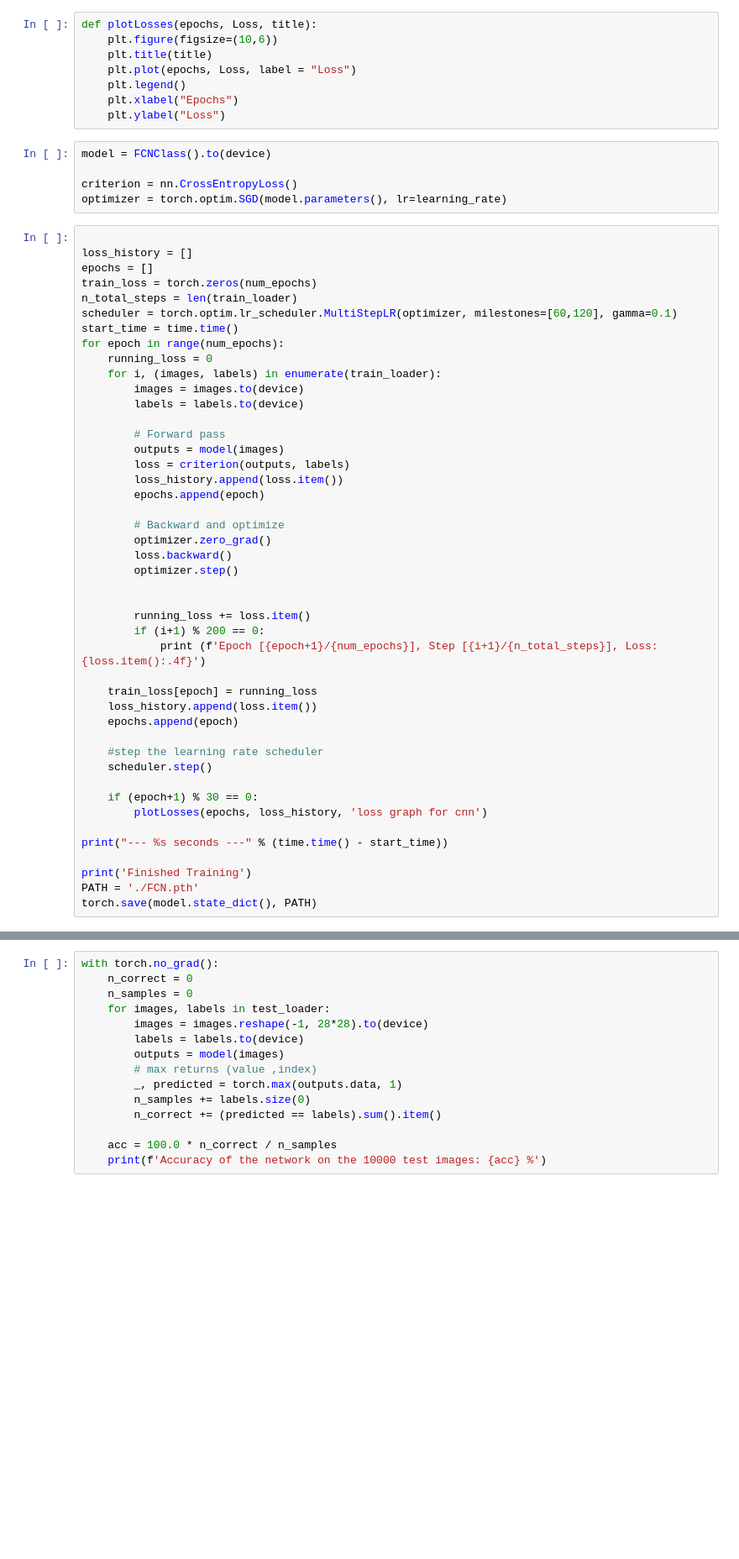
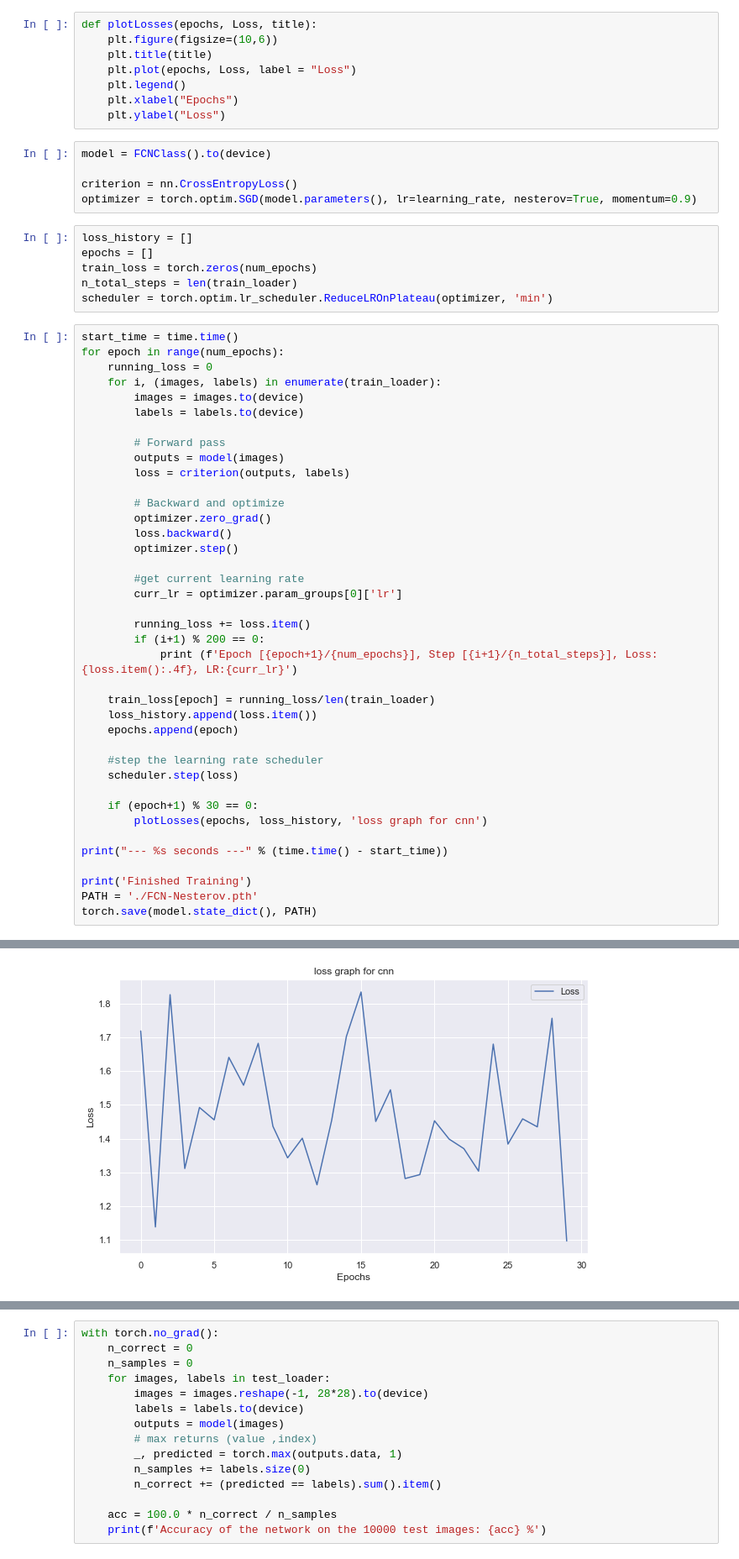
Before and after one commit to COMP6248-Reproducability-Challenge/MaSS-optimiser, a Jupyter notebook: General/Code/FCN.ipynb, the cells around one changed output, grey strips where cells are left out. Shown: that part at 84% size. Drawn from its saved outputs; the diff is of its cells as text; blank space fills up the shorter version.

```diff
--- a/General/Code/FCN.ipynb
+++ b/General/Code/FCN.ipynb
@@ -137,14 +137,14 @@ def plotLosses(epochs, Loss, title):
 model = FCNClass().to(device)
 
 criterion = nn.CrossEntropyLoss()
-optimizer = torch.optim.SGD(model.parameters(), lr=learning_rate)
+optimizer = torch.optim.SGD(model.parameters(), lr=learning_rate, nesterov=True, momentum=0.9)
+# %%
+loss_history = []
+epochs = []
+train_loss = torch.zeros(num_epochs)
+n_total_steps = len(train_loader)
+scheduler = torch.optim.lr_scheduler.ReduceLROnPlateau(optimizer, 'min')
 # %%
-
-loss_history = []
-epochs = []
-train_loss = torch.zeros(num_epochs)
-n_total_steps = len(train_loader)
-scheduler = torch.optim.lr_scheduler.MultiStepLR(optimizer, milestones=[60,120], gamma=0.1)
 start_time = time.time()
 for epoch in range(num_epochs):
     running_loss = 0
@@ -155,25 +155,25 @@ for epoch in range(num_epochs):
         # Forward pass
         outputs = model(images)
         loss = criterion(outputs, labels)
-        loss_history.append(loss.item())
-        epochs.append(epoch)
 
         # Backward and optimize
         optimizer.zero_grad()
         loss.backward()
         optimizer.step()
 
+        #get current learning rate
+        curr_lr = optimizer.param_groups[0]['lr']
 
         running_loss += loss.item()
         if (i+1) % 200 == 0:
-            print (f'Epoch [{epoch+1}/{num_epochs}], Step [{i+1}/{n_total_steps}], Loss: {loss.item():.4f}')
+            print (f'Epoch [{epoch+1}/{num_epochs}], Step [{i+1}/{n_total_steps}], Loss: {loss.item():.4f}, LR:{curr_lr}')
 
-    train_loss[epoch] = running_loss
+    train_loss[epoch] = running_loss/len(train_loader)
     loss_history.append(loss.item())
     epochs.append(epoch)
 
     #step the learning rate scheduler
-    scheduler.step()
+    scheduler.step(loss)
 
     if (epoch+1) % 30 == 0:
         plotLosses(epochs, loss_history, 'loss graph for cnn')
@@ -181,6 +181,6 @@ for epoch in range(num_epochs):
 print("--- %s seconds ---" % (time.time() - start_time))
 
 print('Finished Training')
-PATH = './FCN.pth'
+PATH = './FCN-Nesterov.pth'
 torch.save(model.state_dict(), PATH)
 # %% [output]
@@ -187,0 +205 @@ torch.save(model.state_dict(), PATH)
+[figure, added]
```
Also changed, not shown: parts of 3 cells of this notebook, 1 other file.
